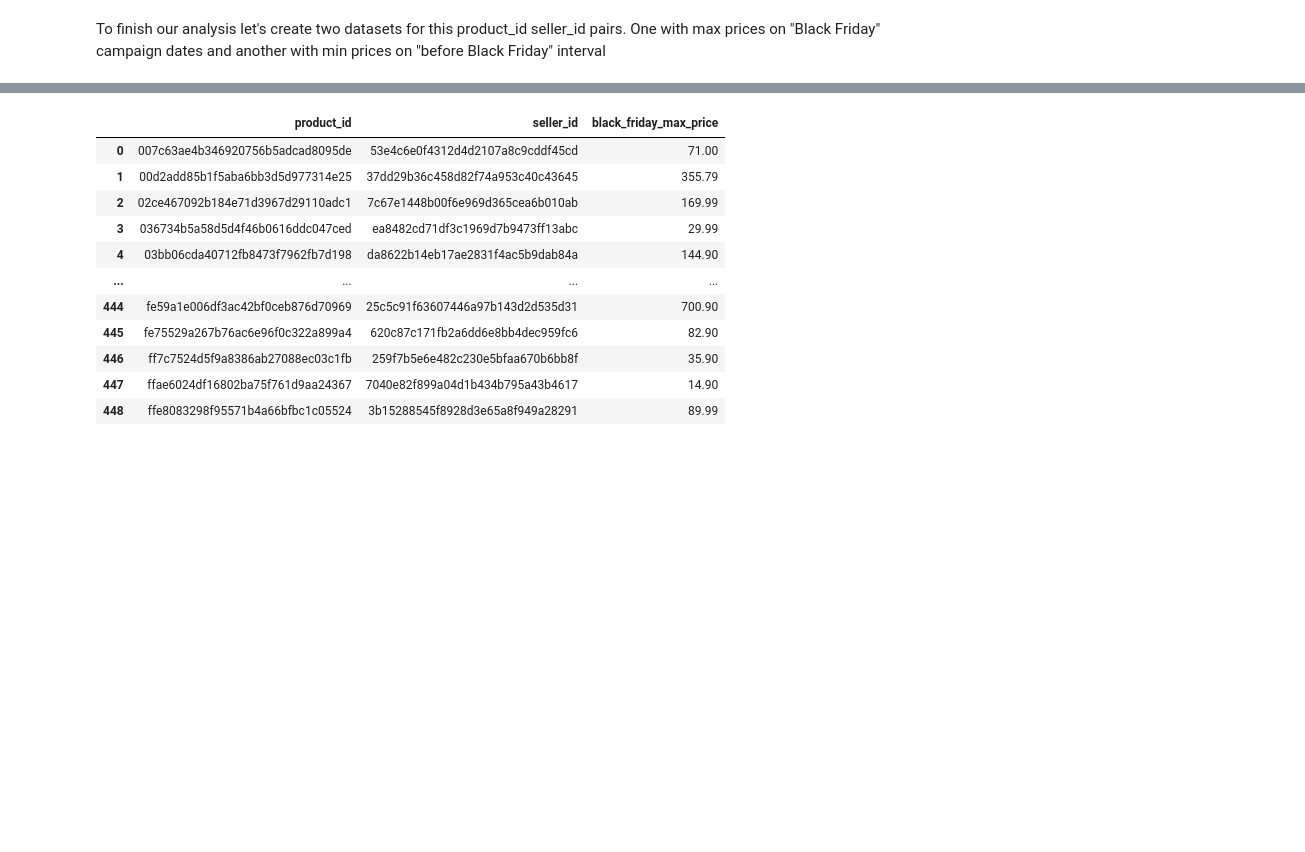
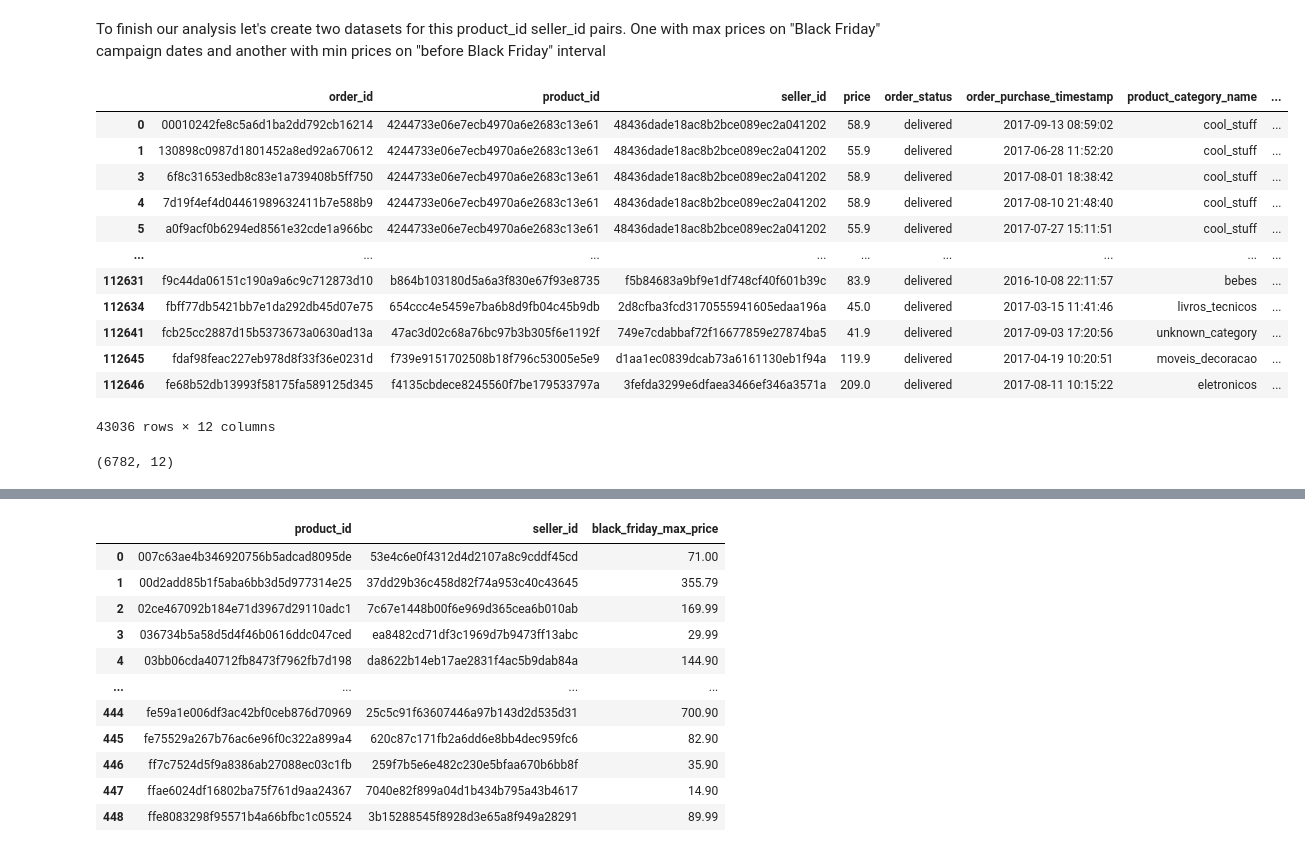
Before and after one commit to MaratJilikbaev/brazilian_e_commerce, a Jupyter notebook: research/goal_realization.ipynb, the cells around one changed output, grey strips where cells are left out. Cells and saved outputs as stored; diff of their text form; code cells hidden in the pictures; blank space fills up the shorter version.

```diff
--- a/research/goal_realization.ipynb
+++ b/research/goal_realization.ipynb
@@ -1036,3 +1036,24 @@ more_than_one_count_product_id_seller_id_prices
 449 rows × 3 columns
 # %% [markdown]
 To finish our analysis let's create two datasets for this product_id seller_id pairs. One with max prices on "Black Friday" campaign dates and another with min prices on "before Black Friday" interval
+# %%
+black_friday_and_before_sales
+# %% [output]
+|  | order_id | product_id | seller_id | price | order_status | order_purchase_timestamp | product_category_name | ... |
+| 0 | 00010242fe8c5a6d1ba2dd792cb16214 | 4244733e06e7ecb4970a6e2683c13e61 | 48436dade18ac8b2bce089ec2a041202 | 58.9 | delivered | 2017-09-13 08:59:02 | cool_stuff | ... |
+| 1 | 130898c0987d1801452a8ed92a670612 | 4244733e06e7ecb4970a6e2683c13e61 | 48436dade18ac8b2bce089ec2a041202 | 55.9 | delivered | 2017-06-28 11:52:20 | cool_stuff | ... |
+| 3 | 6f8c31653edb8c83e1a739408b5ff750 | 4244733e06e7ecb4970a6e2683c13e61 | 48436dade18ac8b2bce089ec2a041202 | 58.9 | delivered | 2017-08-01 18:38:42 | cool_stuff | ... |
+| 4 | 7d19f4ef4d04461989632411b7e588b9 | 4244733e06e7ecb4970a6e2683c13e61 | 48436dade18ac8b2bce089ec2a041202 | 58.9 | delivered | 2017-08-10 21:48:40 | cool_stuff | ... |
+| 5 | a0f9acf0b6294ed8561e32cde1a966bc | 4244733e06e7ecb4970a6e2683c13e61 | 48436dade18ac8b2bce089ec2a041202 | 55.9 | delivered | 2017-07-27 15:11:51 | cool_stuff | ... |
+| ... | ... | ... | ... | ... | ... | ... | ... | ... |
+| 112631 | f9c44da06151c190a9a6c9c712873d10 | b864b103180d5a6a3f830e67f93e8735 | f5b84683a9bf9e1df748cf40f601b39c | 83.9 | delivered | 2016-10-08 22:11:57 | bebes | ... |
+| 112634 | fbff77db5421bb7e1da292db45d07e75 | 654ccc4e5459e7ba6b8d9fb04c45b9db | 2d8cfba3fcd3170555941605edaa196a | 45.0 | delivered | 2017-03-15 11:41:46 | livros_tecnicos | ... |
+| 112641 | fcb25cc2887d15b5373673a0630ad13a | 47ac3d02c68a76bc97b3b305f6e1192f | 749e7cdabbaf72f16677859e27874ba5 | 41.9 | delivered | 2017-09-03 17:20:56 | unknown_category | ... |
+| 112645 | fdaf98feac227eb978d8f33f36e0231d | f739e9151702508b18f796c53005e5e9 | d1aa1ec0839dcab73a6161130eb1f94a | 119.9 | delivered | 2017-04-19 10:20:51 | moveis_decoracao | ... |
+| 112646 | fe68b52db13993f58175fa589125d345 | f4135cbdece8245560f7be179533797a | 3fefda3299e6dfaea3466ef346a3571a | 209.0 | delivered | 2017-08-11 10:15:22 | eletronicos | ... |
+43036 rows × 12 columns
+# %%
+only_pairs_that_we_want_all_interval = black_friday_and_before_sales.merge(more_than_one_count_product_id_seller_id_prices[['product_id', 'seller_id']], on=['product_id', 'seller_id'])
+only_pairs_that_we_want_all_interval.shape
+# %% [output]
+(6782, 12)
```
Also changed, not shown: parts of 6 cells of this notebook.
